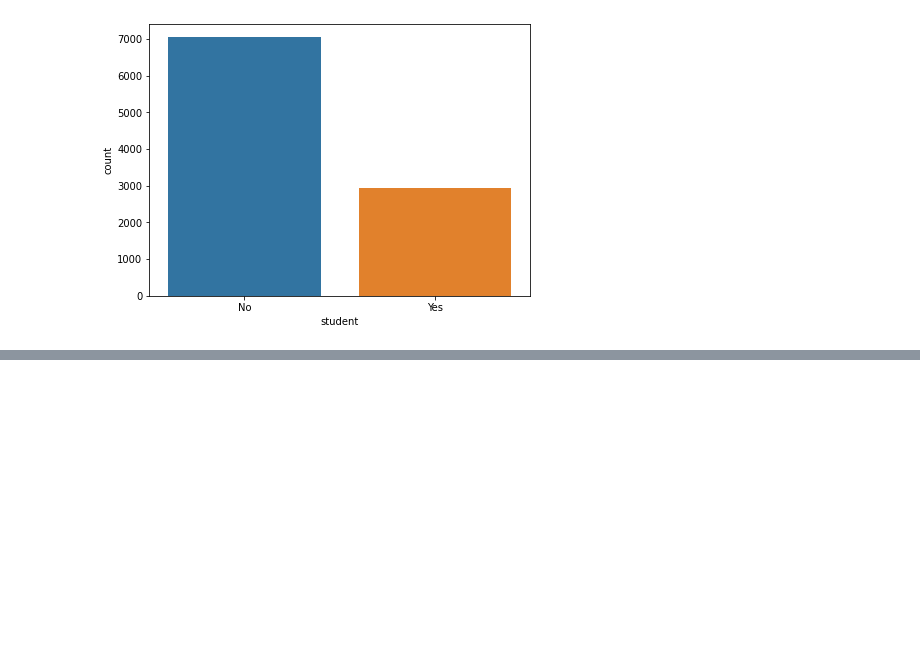
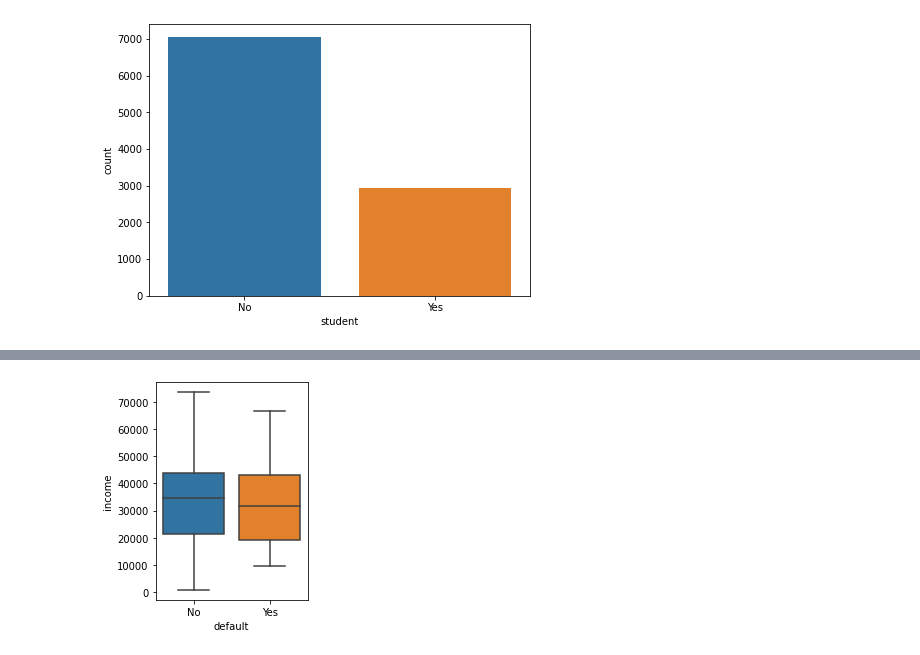
Before and after one commit to Rishiraj-singh7/Financial-data-Analysis, a Jupyter notebook: main.ipynb, the cells around one changed output, grey strips where cells are left out. Drawn from its saved outputs; the diff is of its cells as text; code cells hidden in the pictures; blank space fills up the shorter version.

```diff
--- a/main.ipynb
+++ b/main.ipynb
@@ -65,0 +97,6 @@ sns.countplot(Default['student'])
+# %%
+plt.subplot(1,2,1)
+sns.boxplot(Default['default'], Default['income'])
+plt.show()
+# %% [output]
+[figure, added]
```
Also changed, not shown: parts of 5 cells of this notebook.
